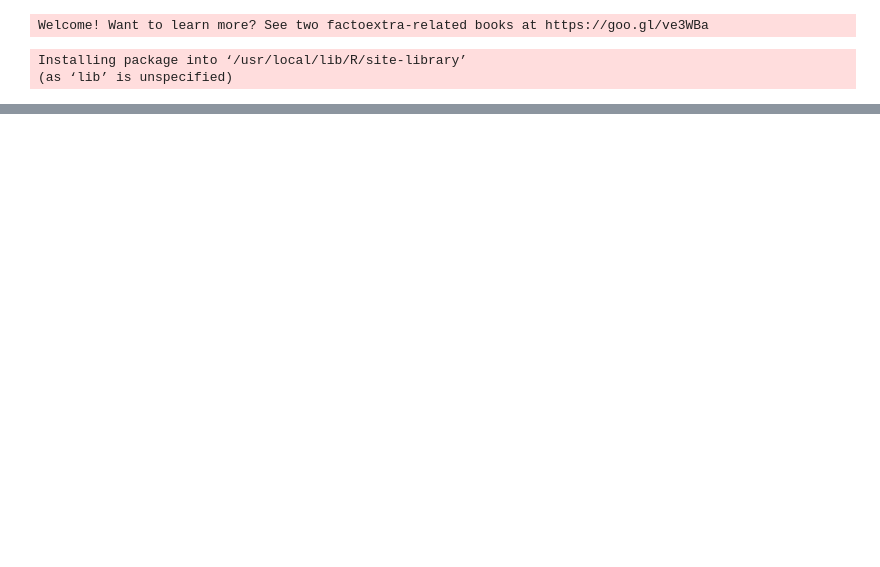
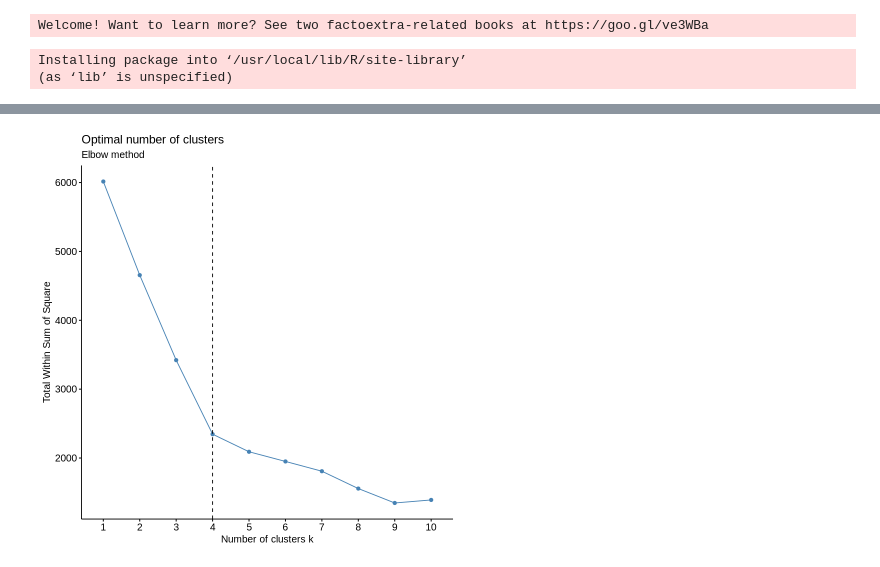
Before and after one commit to bolps/vdm2020, a Jupyter notebook: Progetto_VDM_Sport_e_alimentazione.ipynb, the cells around one changed output, grey strips where cells are left out. Saved outputs shown, nothing was run; the diff lists cells and outputs as text; code cells hidden in the pictures; blank space fills up the shorter version.

```diff
--- a/Progetto_VDM_Sport_e_alimentazione.ipynb
+++ b/Progetto_VDM_Sport_e_alimentazione.ipynb
@@ -866,0 +755,10 @@ ggmca(AVQ18.sport[,c('SESSO','STCIVMi','ISTRMi','CONDMi','RISEC', 'RIPMF')],"MCA
+# %%
+# Creo dataframe con coordinare degli individui sulla proiezione ortogonale dell'MCA
+ind <- mca1$ind$coord[,1:3]
+# %%
+# Stabilisco il numero ottimale di cluster con metodo elbow
+fviz_nbclust(ind, kmeans, method = "wss") +
+    geom_vline(xintercept = 4, linetype = 2)+
+  labs(subtitle = "Elbow method")
+# %% [output]
+[figure, added]
```
Also changed, not shown: parts of 43 cells of this notebook.
